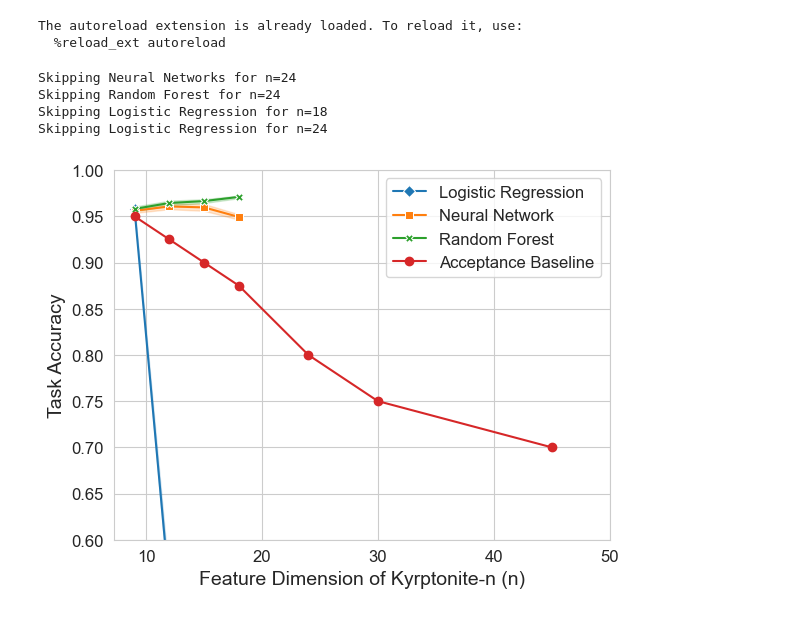
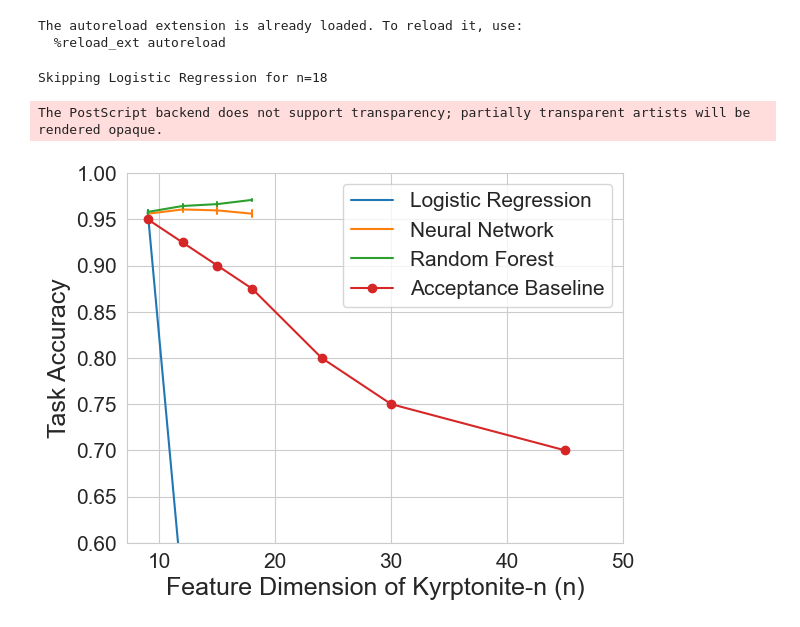
Before and after one commit to Miha5092/Math-for-ML, a Jupyter notebook: Solvers/data_aggregation.ipynb, the cells around one changed output. Cells and saved outputs as stored; diff of their text form; code cells hidden in the pictures.

```diff
--- a/Solvers/data_aggregation.ipynb
+++ b/Solvers/data_aggregation.ipynb
@@ -19,7 +19,7 @@ The autoreload extension is already loaded. To reload it, use:
 baselines = np.array([0.95, 0.925, 0.9, 0.875, 0.8, 0.75, 0.7])
 base_feature_sizes = np.array([9, 12, 15, 18, 24, 30, 45])
 
-solved = [9, 12, 15, 18, 24]
+solved = [9, 12, 15, 18]
 # %%
 def load_nn_results(completed_feature_sizes):
     results = []
@@ -64,29 +64,30 @@ nn_df = load_nn_results(solved)
 rf_df = load_rf_results(solved)
 log_df = load_log_results(solved)
 # %% [output]
-Skipping Neural Networks for n=24
-Skipping Random Forest for n=24
 Skipping Logistic Regression for n=18
-Skipping Logistic Regression for n=24
 # %%
 sns.set_style("whitegrid")
-nn_plt = sns.lineplot(log_df, x='Feature size', y='test_accuracy', errorbar='sd', label='Logistic Regression', marker='D')
-sns.lineplot(nn_df.groupby(['Feature size', 'Seed']).mean(), x='Feature size', y='test_accuracy', errorbar='sd', label='Neural Network', marker='s', ax=nn_plt)
+nn_plt = sns.lineplot(log_df, x='Feature size', y='test_accuracy', errorbar='sd', label='Logistic Regression', err_style="bars")
+sns.lineplot(nn_df.groupby(['Feature size', 'Seed']).mean(), x='Feature size', y='test_accuracy', errorbar='sd', label='Neural Network', ax=nn_plt, err_style="bars")
 
-nn_plt.set_xlabel('Feature Dimension of Kyrptonite-n (n)', fontsize=14)
-nn_plt.set_ylabel('Task Accuracy', fontsize=14)
+nn_plt.set_xlabel('Feature Dimension of Kyrptonite-n (n)', fontsize=18)
+nn_plt.set_ylabel('Task Accuracy', fontsize=18)
 # nn_plt.set_title('Test Accuracy', fontsize=16)
 nn_plt.set(ylim=(0.6, 1.0))
 
 
-sns.lineplot(rf_df, x='Feature size', y='test_accuracy', errorbar='sd', ax=nn_plt, label='Random Forest', marker='X')
+sns.lineplot(rf_df, x='Feature size', y='test_accuracy', errorbar='sd', ax=nn_plt, label='Random Forest', err_style="bars")
 
 nn_plt.plot(base_feature_sizes, baselines, label='Acceptance Baseline', marker='o')
+# for i in range(len(baselines)):
+#    nn_plt.annotate(str(baselines[i]), (base_feature_sizes[i], baselines[i]), textcoords="offset points", xytext=(12,9), ha='center', fontsize=12, color='#FF6666')
 
-plt.xticks(fontsize=12, ticks=range(10, 50 + 1, 10))
-plt.yticks(fontsize=12)
+plt.xticks(fontsize=15, ticks=range(10, 50 + 1, 10))
+plt.yticks(fontsize=15)
 
-plt.legend(fontsize=12)
+plt.legend(fontsize=15)
+plt.savefig('../images/accuracy_plot.eps')
 plt.show()
 # %% [output]
+The PostScript backend does not support transparency; partially transparent artists will be rendered opaque.
-[figure, old version]
+[figure, new version]
```
Also changed, not shown: parts of 3 cells of this notebook, 7 other files.
